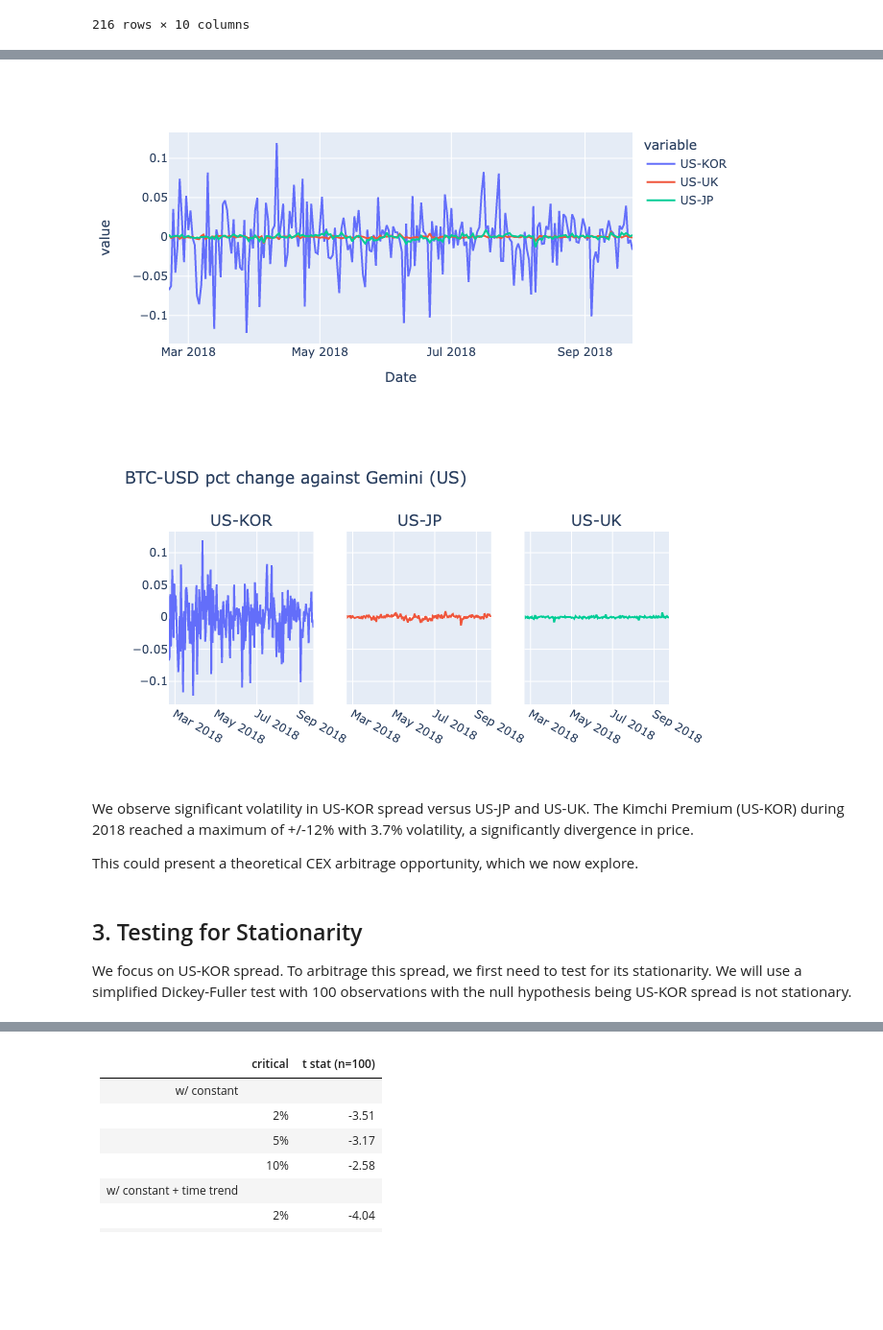
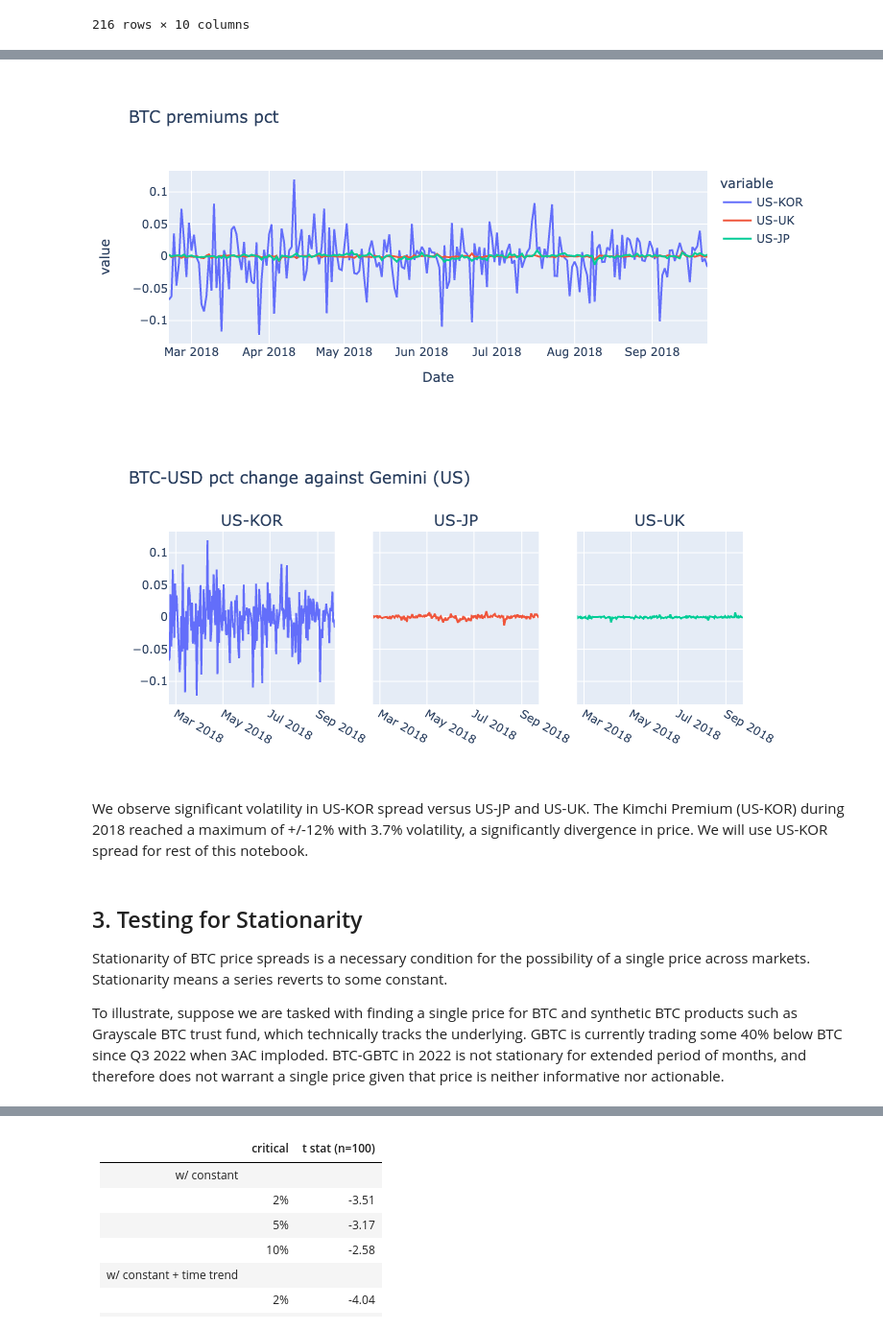
Before and after one commit to ptzhi/defi-primitives, a Jupyter notebook: notebooks/price-aggregation/kimchi-premium.ipynb, the cells around one changed output, grey strips where cells are left out. Shown at 96% size. Saved outputs shown, nothing was run; the diff lists cells and outputs as text; code cells hidden in the pictures; blank space fills up the shorter version.

```diff
--- a/notebooks/price-aggregation/kimchi-premium.ipynb
+++ b/notebooks/price-aggregation/kimchi-premium.ipynb
@@ -36,7 +38,7 @@ for file in glob.glob("data/*.csv"):
 # %%
-for key in kimchi_dict.keys():
+for key in cex_dict.keys():
     print(key)
-    print(kimchi_dict[key].columns.values)
+    print(cex_dict[key].columns.values)
 # %% [output]
 upbit
 ['Date' 'Close' 'Open' 'High' 'Low' 'Volume BTC']
@@ -47,18 +49,18 @@ bitflyer
 gemini
 ['Date' 'Close (8 PM EST)' 'high' 'low' 'open' 'Volume BTC' 'Volume USD']
 # %%
-for key in kimchi_dict.keys():
-    kimchi_dict[key].columns.values[1] = 'Close'
-    print(kimchi_dict[key].columns.values)
+for key in cex_dict.keys():
+    cex_dict[key].columns.values[1] = 'Close'
+    print(cex_dict[key].columns.values)
 # %% [output]
 ['Date' 'Close' 'Open' 'High' 'Low' 'Volume BTC']
 ['Date' 'Close' 'high' 'low' 'open' 'Volume BTC' 'Volume USD']
 ['Date' 'Close' 'high' 'low' 'open' 'Volume BTC' 'Volume USD']
 ['Date' 'Close' 'high' 'low' 'open' 'Volume BTC' 'Volume USD']
 # %%
-kimchi_df = kimchi_dict['upbit'][['Date','Close']].rename(columns={'Close':'upbit'}).set_index('Date', drop=True)
-for key in list(kimchi_dict.keys())[-3:]:
-    kimchi_df = pd.concat([kimchi_df, kimchi_dict[key][['Date','Close']].rename(columns={'Close':key}).set_index('Date', drop=True)], join='inner', axis=1)
+cex_df = cex_dict['upbit'][['Date','Close']].rename(columns={'Close':'upbit'}).set_index('Date', drop=True)
+for key in list(cex_dict.keys())[-3:]:
+    cex_df = pd.concat([cex_df, cex_dict[key][['Date','Close']].rename(columns={'Close':key}).set_index('Date', drop=True)], join='inner', axis=1)
 
-kimchi_df = kimchi_df.rename(columns={'upbit':'KOR-upbit', 'bitstamp':'UK-bitstamp','bitflyer':'JP-bitflyer','gemini':'US-gemini'})
+cex_df = cex_df.rename(columns={'upbit':'KOR-upbit', 'bitstamp':'UK-bitstamp','bitflyer':'JP-bitflyer','gemini':'US-gemini'})
 # %%
@@ -75,11 +85,11 @@ We see deviations most clearly from KOR and US exchanges in the hundreds of USDs
 # %%
 from itertools import combinations
 
-key_comb = combinations(list(kimchi_df.keys())[::-1], 2)
+key_comb = combinations(list(cex_df.keys())[::-1], 2)
 
 # Print the obtained combinations
 for key_pair in list(key_comb):
     key1 = key_pair[0]
     key2 = key_pair[1]
-    kimchi_df[f'{key1.split("-")[0]}-{key2.split("-")[0]}'] = (kimchi_df[key1] - kimchi_df[key2]) / kimchi_df[key1]
+    cex_df[f'{key1.split("-")[0]}-{key2.split("-")[0]}'] = (cex_df[key1] - cex_df[key2]) / cex_df[key1]
 # %%
@@ -112,39 +122,39 @@ kimchi_df.describe()
 | 75% | 8435.250000 | 8422.040000 | 8408.852500 | 8414.807500 | 0.001541 | 0.000471 | 0.015063 | 0.001221 | 0.016718 | 0.015910 |
 | max | 11520.000000 | 11463.270000 | 11481.000000 | 11467.190000 | 0.009140 | 0.007185 | 0.119488 | 0.011284 | 0.117838 | 0.119865 |
 # %%
-fig = px.line(kimchi_df, x=kimchi_df.index, y=list(kimchi_df.columns)[4:7][::-1])
+fig = px.line(cex_df, x=cex_df.index, y=list(cex_df.columns)[4:7][::-1], title='BTC premiums pct')
 fig.update_traces(mode="lines", hovertemplate=None)
 fig.update_layout(hovermode="x unified")
 fig.show()
 # %% [output]
-[figure, old version]
+[figure, new version]
 # %%
 fig = make_subplots(
     rows=1, cols=3,
     shared_yaxes=True,
     subplot_titles=("US-KOR","US-JP", "US-UK")
 )
 fig.add_trace(
-    go.Scatter(x=kimchi_df.index, y=kimchi_df['US-KOR'],name='US-KOR'),
+    go.Scatter(x=cex_df.index, y=cex_df['US-KOR'],name='US-KOR'),
     row=1, col=1
 )
 fig.add_trace(
-    go.Scatter(x=kimchi_df.index, y=kimchi_df['US-JP'],name='US-JP'),
+    go.Scatter(x=cex_df.index, y=cex_df['US-JP'],name='US-JP'),
     row=1, col=2
 )
 fig.add_trace(
-    go.Scatter(x=kimchi_df.index, y=kimchi_df['US-UK'],name='US-UK'),
+    go.Scatter(x=cex_df.index, y=cex_df['US-UK'],name='US-UK'),
     row=1, col=3
 )
 fig.update_layout(title_text="BTC-USD pct change against Gemini (US)", showlegend=False)
 fig.show()
 # %% [output]
-[figure, old version]
+[figure, new version]
 # %% [markdown]
-We observe significant volatility in US-KOR spread versus US-JP and US-UK. The Kimchi Premium (US-KOR) during 2018 reached a maximum of +/-12% with 3.7% volatility, a significantly divergence in price.
-
-This could present a theoretical CEX arbitrage opportunity, which we now explore.
+We observe significant volatility in US-KOR spread versus US-JP and US-UK. The Kimchi Premium (US-KOR) during 2018 reached a maximum of +/-12% with 3.7% volatility, a significantly divergence in price. We will use US-KOR spread for rest of this notebook.
 # %% [markdown]
 ## 3. Testing for Stationarity
 
-We focus on US-KOR spread. To arbitrage this spread, we first need to test for its stationarity. We will use a simplified Dickey-Fuller test with 100 observations with the null hypothesis being US-KOR spread is not stationary.
+Stationarity of BTC price spreads is a necessary condition for the possibility of a single price across markets. Stationarity means a series reverts to some constant.
+
+To illustrate, suppose we are tasked with finding a single price for BTC and synthetic BTC products such as Grayscale BTC trust fund, which technically tracks the underlying. GBTC is currently trading some 40% below BTC since Q3 2022 when 3AC imploded. BTC-GBTC in 2022 is not stationary for extended period of months, and therefore does not warrant a single price given that price is neither informative nor actionable.
```
Also changed, not shown: parts of 34 cells of this notebook.
